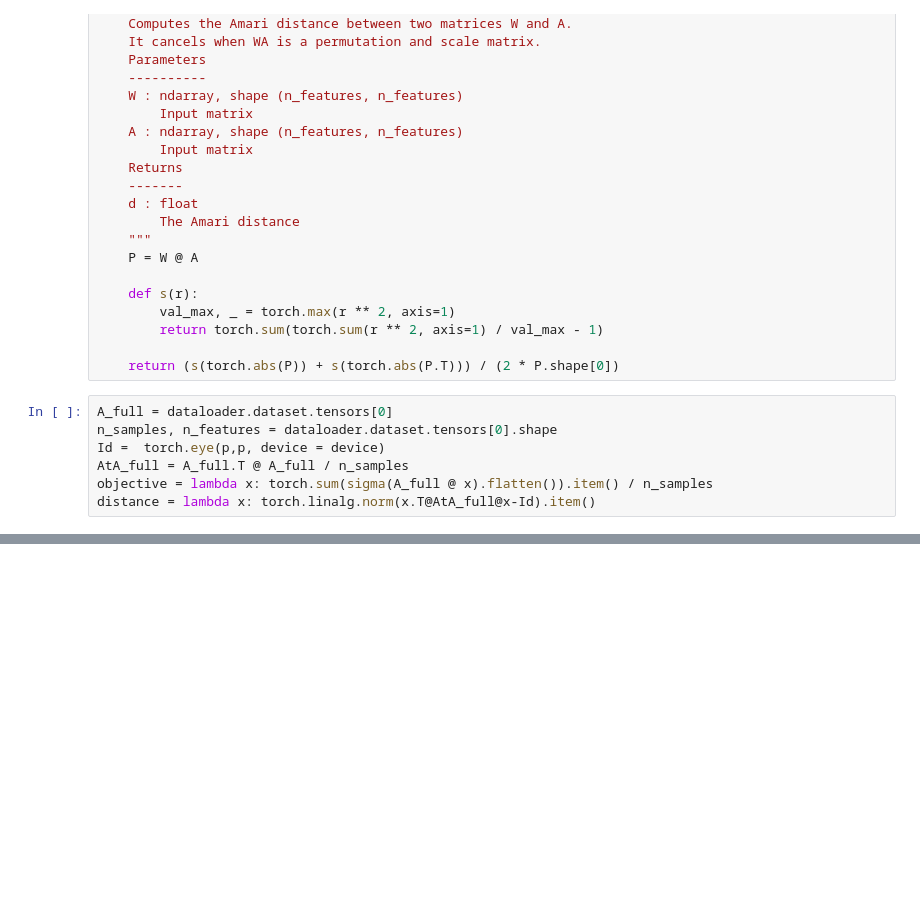
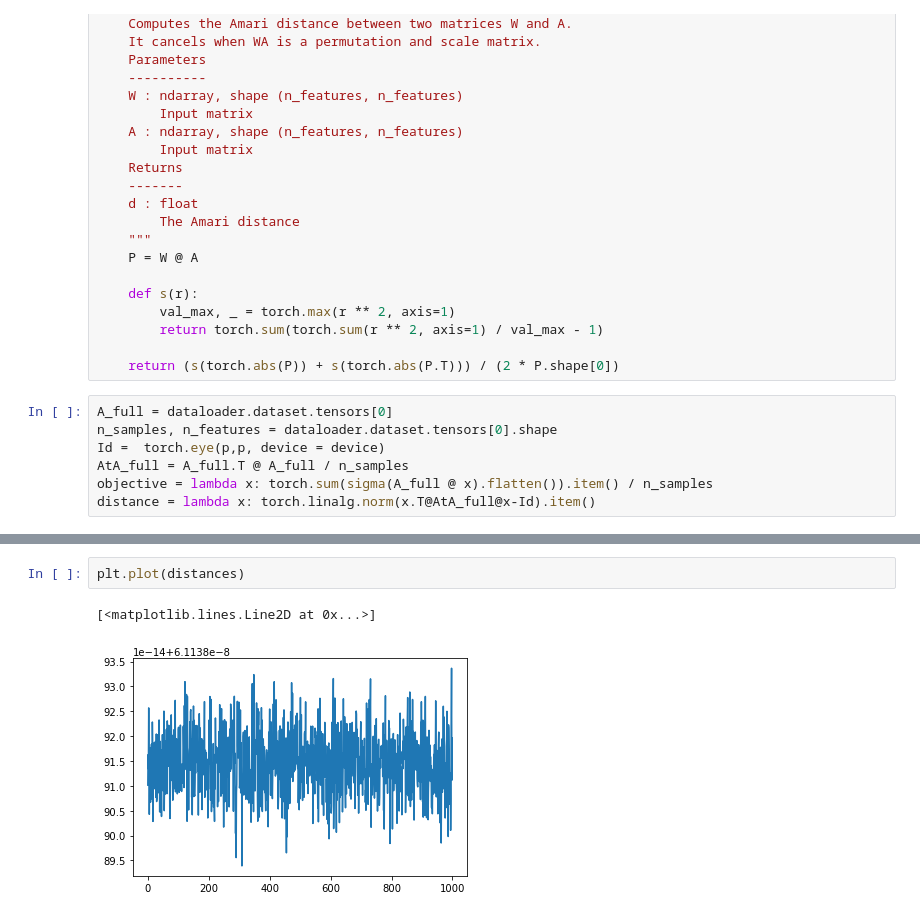
Before and after one commit to simonvary/landing-generalized-stiefel, a Jupyter notebook: test_ICA.ipynb, the cells around one changed output, grey strips where cells are left out. Drawn from its saved outputs; the diff is of its cells as text; blank space fills up the shorter version.

```diff
--- a/test_ICA.ipynb
+++ b/test_ICA.ipynb
@@ -139,0 +140,5 @@ plt.plot(obj_values)
+# %%
+plt.plot(distances)
+# %% [output]
+[<matplotlib.lines.Line2D at 0x...>]
+[figure, added]
```
Also changed, not shown: parts of 4 cells of this notebook.
